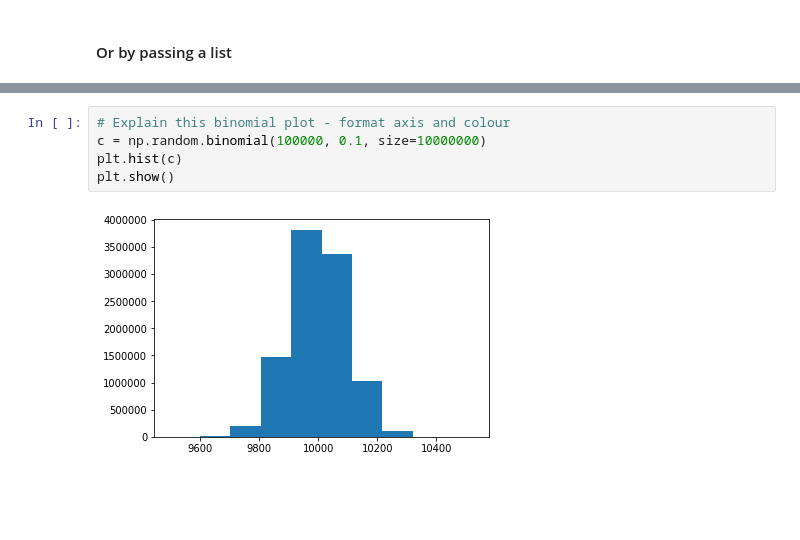
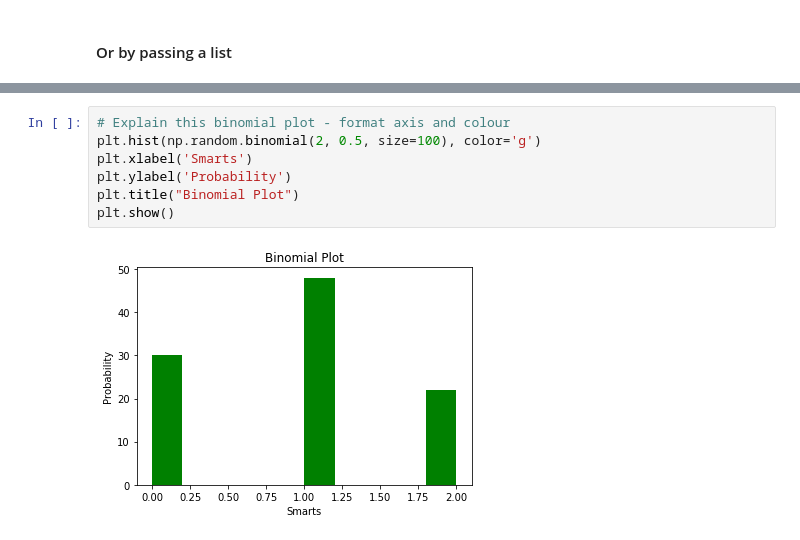
Before and after one commit to SimonMcLain/GMIT-Programming-for-Data-Analysis---Practicals, a Jupyter notebook: numpy-random.ipynb, the cells around one changed output, grey strips where cells are left out. Cells and saved outputs as stored; diff of their text form; blank space fills up the shorter version.

Commit message:
Added distributions, formatted charts

```diff
--- a/numpy-random.ipynb
+++ b/numpy-random.ipynb
@@ -92,7 +107,9 @@ plt.show()
 # %%
 # Explain this binomial plot - format axis and colour
-c = np.random.binomial(100000, 0.1, size=10000000)
-plt.hist(c)
+plt.hist(np.random.binomial(2, 0.5, size=100), color='g')
+plt.xlabel('Smarts')
+plt.ylabel('Probability')
+plt.title("Binomial Plot")
 plt.show()
 # %% [output]
-[figure, old version]
+[figure, new version]
```
Also changed, not shown: parts of 33 cells of this notebook, 2 other files.
